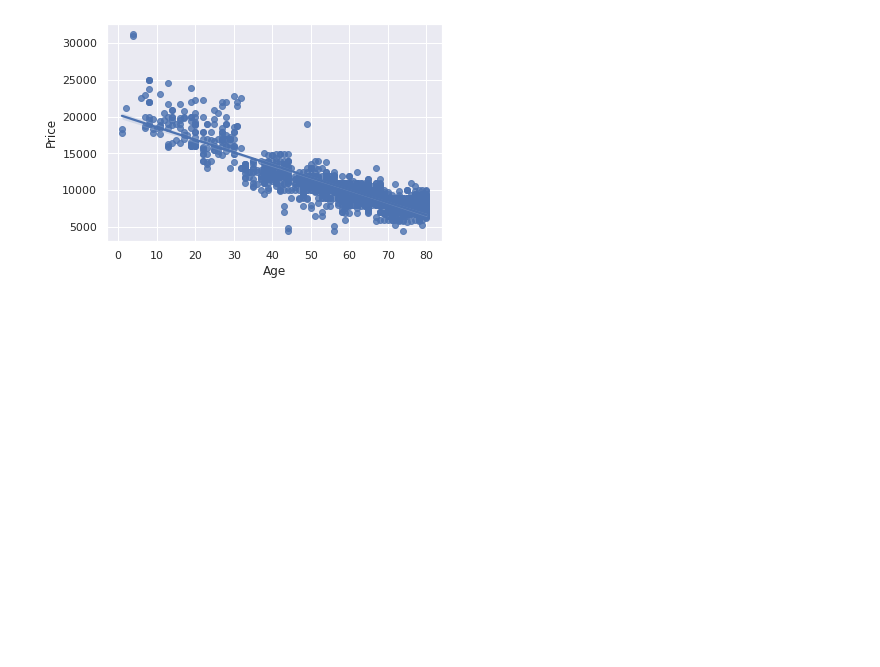
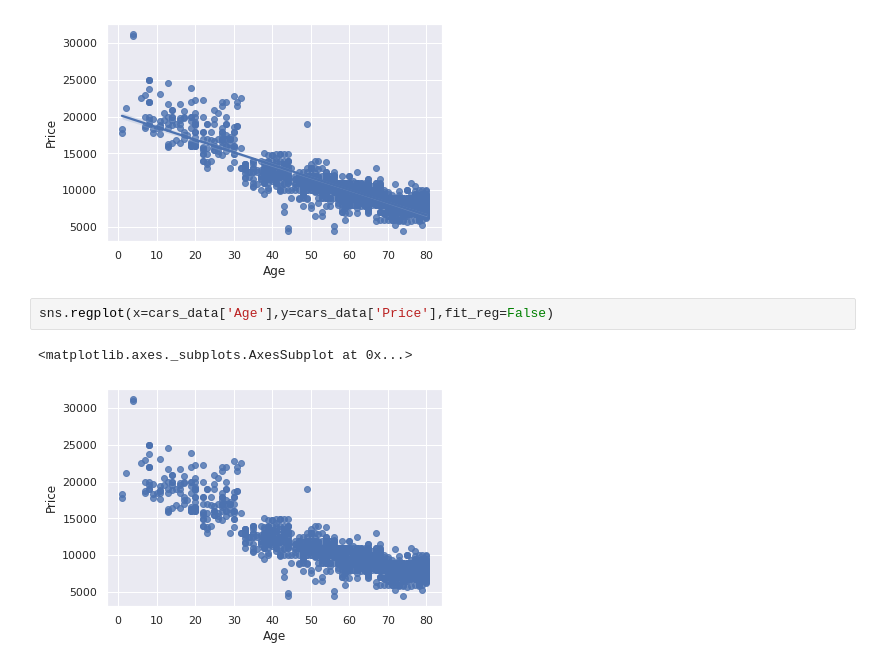
Before and after one commit to Manalibhaskar07/MSC_FDS_528, a Jupyter notebook: Practical3.ipynb, the cells around one changed output. Saved outputs shown, nothing was run; the diff lists cells and outputs as text; blank space fills up the shorter version.

```diff
--- a/Practical3.ipynb
+++ b/Practical3.ipynb
@@ -64,3 +64,8 @@ sns.regplot(x=cars_data['Age'],y=cars_data['Price'])
 # %% [output]
 <matplotlib.axes._subplots.AxesSubplot at 0x...>
 [figure]
+# %%
+sns.regplot(x=cars_data['Age'],y=cars_data['Price'],fit_reg=False)
+# %% [output]
+<matplotlib.axes._subplots.AxesSubplot at 0x...>
+[figure, added]
```
Also changed, not shown: parts of 18 cells of this notebook.
